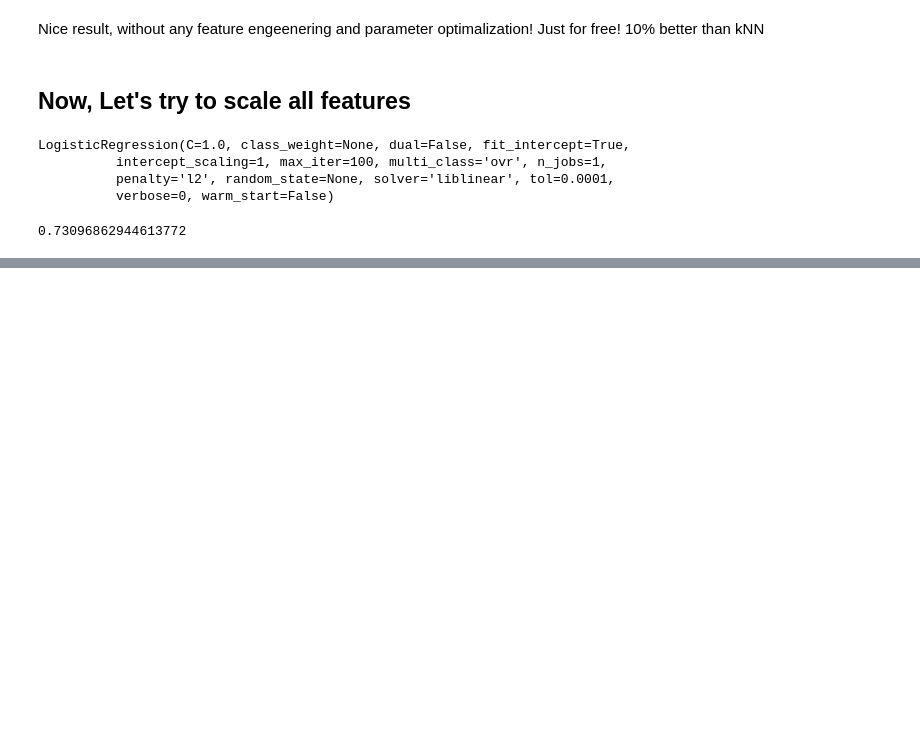
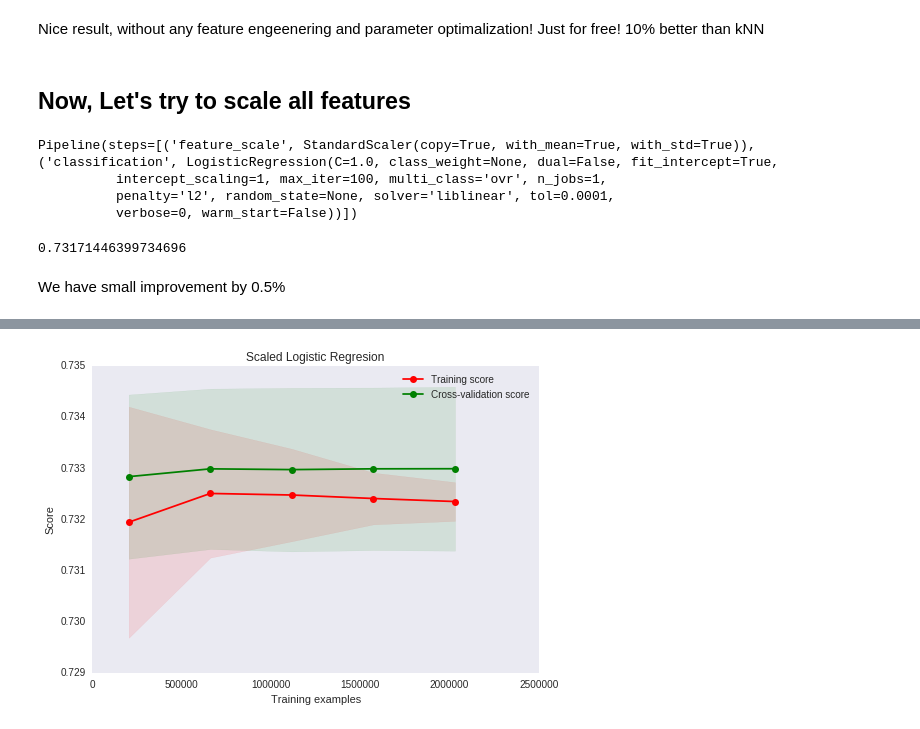
Before and after one commit to adendek/DownstreamTracking, a Jupyter notebook: SeedClasifier/Fisher.ipynb, the cells around one changed output, grey strips where cells are left out. Saved outputs shown, nothing was run; the diff lists cells and outputs as text; code cells hidden in the pictures; blank space fills up the shorter version.

```diff
--- a/SeedClasifier/Fisher.ipynb
+++ b/SeedClasifier/Fisher.ipynb
@@ -164,13 +172,22 @@ from sklearn.pipeline import Pipeline
 # %%
+from sklearn.pipeline import Pipeline
+from sklearn.preprocessing import StandardScaler
+
 scaled_trainX, scaled_testX, scaled_trainY, scaled_testY = train_test_split(features, target, random_state=42,train_size=0.9 )
-clf_scalled = linear_model.LogisticRegression()
-clf_scalled.fit(scaled_trainX, scaled_trainY)
+
+
+clf_scaled = Pipeline([
+  ('feature_scale', StandardScaler() ),
+  ('classification', linear_model.LogisticRegression(tol=1e-4))
+])
-# %% [output]
-LogisticRegression(C=1.0, class_weight=None, dual=False, fit_intercept=True,
-          intercept_scaling=1, max_iter=100, multi_class='ovr', n_jobs=1,
-          penalty='l2', random_state=None, solver='liblinear', tol=0.0001,
-          verbose=0, warm_start=False)
+# %%
+clf_scaled.fit(scaled_trainX, scaled_trainY)
+# %% [output]
+Pipeline(steps=[('feature_scale', StandardScaler(copy=True, with_mean=True, with_std=True)), ('classification', LogisticRegression(C=1.0, class_weight=None, dual=False, fit_intercept=True,
+          intercept_scaling=1, max_iter=100, multi_class='ovr', n_jobs=1,
+          penalty='l2', random_state=None, solver='liblinear', tol=0.0001,
+          verbose=0, warm_start=False))])
 # %%
-roc_auc_score(scaled_testY, clf.predict_proba(scaled_testX)[:, 1])
+roc_auc_score(scaled_testY, clf_scaled.predict_proba(scaled_testX)[:, 1])
 # %% [output]
-0.73096862944613772
+0.73171446399734696
@@ -176,0 +202,38 @@ roc_auc_score(scaled_testY, clf.predict_proba(scaled_testX)[:, 1])
+# %% [markdown]
+We have small improvement by 0.5%
+# %%
+from sklearn.learning_curve import learning_curve
+
+def plot_learning_curve(estimator, title, X, y, ylim=None, cv=None,
+                        n_jobs=1, train_sizes=numpy.linspace(.1, 1.0, 5)):
+    plt.figure()
+    plt.title(title)
+    if ylim is not None:
+        plt.ylim(*ylim)
+    plt.xlabel("Training examples")
+    plt.ylabel("Score")
+    train_sizes, train_scores, test_scores = learning_curve(
+        estimator, X, y, cv=cv,scoring='roc_auc' , n_jobs=n_jobs, train_sizes=train_sizes)
+    train_scores_mean = numpy.mean(train_scores, axis=1)
+    train_scores_std = numpy.std(train_scores, axis=1)
+    test_scores_mean = numpy.mean(test_scores, axis=1)
+    test_scores_std = numpy.std(test_scores, axis=1)
+    plt.grid()
+
+    plt.fill_between(train_sizes, train_scores_mean - train_scores_std,
+                     train_scores_mean + train_scores_std, alpha=0.1,
+                     color="r")
+    plt.fill_between(train_sizes, test_scores_mean - test_scores_std,
+                     test_scores_mean + test_scores_std, alpha=0.1, color="g")
+    plt.plot(train_sizes, train_scores_mean, 'o-', color="r",
+             label="Training score")
+    plt.plot(train_sizes, test_scores_mean, 'o-', color="g",
+             label="Cross-validation score")
+
+    plt.legend(loc="best")
+    return plt
+# %%
+cv = cross_validation.ShuffleSplit(scaled_trainX.shape[0], n_iter=10,
+                                   test_size=0.2, random_state=0)
+plot_learning_curve(clf_scaled, 'Scaled Logistic Regresion',scaled_trainX,scaled_trainY, cv =cv )
+# %% [output]
@@ -176,0 +241 @@ roc_auc_score(scaled_testY, clf.predict_proba(scaled_testX)[:, 1])
+[figure, added]
```
Also changed, not shown: parts of 18 cells of this notebook, 1 other file.
